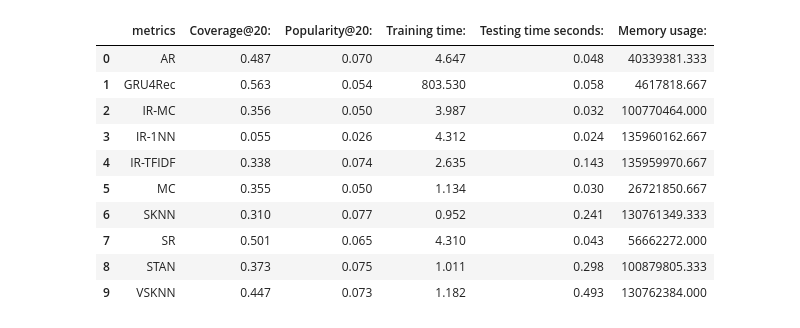
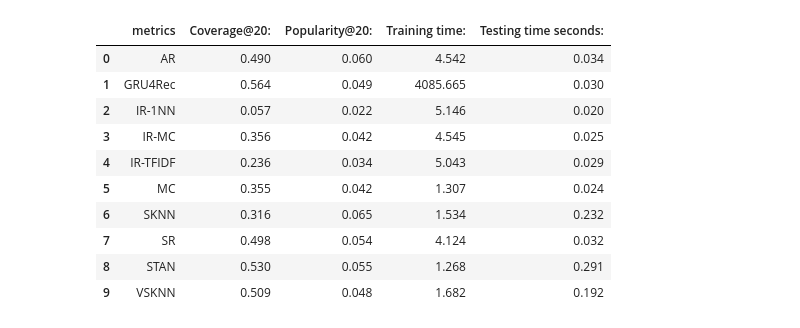
Before and after one commit to arthurtofani/session-rec, a Jupyter notebook: performance.ipynb, the cells around one changed output. Drawn from its saved outputs; the diff is of its cells as text; code cells hidden in the pictures.

```diff
--- a/performance.ipynb
+++ b/performance.ipynb
@@ -8,11 +8,11 @@ plt.rcParams.update({'font.size': 15})
 fig_path = '/home/arthur/Documents/Doutorado/papers/rec/umuai'
 # %%
 dataset = 'nowplaying'
-slugs_df = pd.read_csv('slugs.csv', sep=';').set_index('Metrics')
-folder='/home/arthur/Documents/Doutorado/exp/recommendation/ludewig/results/ir/next/%s/' % dataset
+slugs_df = pd.read_csv('slugs_%s.csv' % dataset, sep=';').set_index('Metrics')
+folder='/home/arthur/Documents/Doutorado/exp/recommendation/ludewig/results/ir/next/%s/final/' % dataset
 files= ['test_window_next_knn_%s.%s.csv', 'test_window_next_knn2_%s.%s.csv', 'test_window_next_rules_%s.%s.csv', 'test_window_next_neural_%s.%s.csv']
 #files= ['test_window_next_knn_%s.%s.csv']
-num_slices = 3
+num_slices = 5
 dfx = None
 df = None
 for j, file in enumerate(files):
@@ -27,10 +27,3 @@ metr = df.Metrics.values
 df = df.groupby(['Metrics']).mean()
 df = df.reset_index()
 df.set_index('Metrics', inplace=True)
-
-df.insert(0, 'metrics', slugs_df['slug'])
-df = df[df.metrics != 'skip']
-df.reset_index(drop=True, inplace=True)
-
-xdf = df[['metrics', 'HitRate@1: ', 'HitRate@20: ', 'MRR@1: ', 'MRR@20: ']].sort_values('MRR@1: ', ascending=False)
-xdf.style.background_gradient(axis = 0, cmap='Blues')
@@ -169,16 +175,18 @@ plt.show()
 # %%
-xdf = df[['metrics', 'Coverage@20: ', 'Popularity@20: ', 'Training time:', 'Testing time seconds:', 'Memory usage:']] #.sort_values('MRR@1: ', ascending=False)
+#xdf = df[['metrics', 'Coverage@20: ', 'Popularity@20: ', 'Training time:', 'Testing time seconds:', 'Memory usage:']] #.sort_values('MRR@1: ', ascending=False)
+xdf = df[['metrics', 'Coverage@20: ', 'Popularity@20: ', 'Training time:', 'Testing time seconds:']] #.sort_values('MRR@1: ', ascending=False)
+#xdf['Memory usage:'] = xdf['Memory usage:'] / 1000000
 xdf.style.background_gradient(axis = 0, cmap='Blues')
 #df
 # %% [output]
-|  | metrics | Coverage@20: | Popularity@20: | Training time: | Testing time seconds: | Memory usage: |
-| 0 | AR | 0.487 | 0.070 | 4.647 | 0.048 | 40339381.333 |
-| 1 | GRU4Rec | 0.563 | 0.054 | 803.530 | 0.058 | 4617818.667 |
-| 2 | IR-MC | 0.356 | 0.050 | 3.987 | 0.032 | 100770464.000 |
-| 3 | IR-1NN | 0.055 | 0.026 | 4.312 | 0.024 | 135960162.667 |
-| 4 | IR-TFIDF | 0.338 | 0.074 | 2.635 | 0.143 | 135959970.667 |
-| 5 | MC | 0.355 | 0.050 | 1.134 | 0.030 | 26721850.667 |
-| 6 | SKNN | 0.310 | 0.077 | 0.952 | 0.241 | 130761349.333 |
-| 7 | SR | 0.501 | 0.065 | 4.310 | 0.043 | 56662272.000 |
-| 8 | STAN | 0.373 | 0.075 | 1.011 | 0.298 | 100879805.333 |
-| 9 | VSKNN | 0.447 | 0.073 | 1.182 | 0.493 | 130762384.000 |
+|  | metrics | Coverage@20: | Popularity@20: | Training time: | Testing time seconds: |
+| 0 | AR | 0.490 | 0.060 | 4.542 | 0.034 |
+| 1 | GRU4Rec | 0.564 | 0.049 | 4085.665 | 0.030 |
+| 2 | IR-1NN | 0.057 | 0.022 | 5.146 | 0.020 |
+| 3 | IR-MC | 0.356 | 0.042 | 4.545 | 0.025 |
+| 4 | IR-TFIDF | 0.236 | 0.034 | 5.043 | 0.029 |
+| 5 | MC | 0.355 | 0.042 | 1.307 | 0.024 |
+| 6 | SKNN | 0.316 | 0.065 | 1.534 | 0.232 |
+| 7 | SR | 0.498 | 0.054 | 4.124 | 0.032 |
+| 8 | STAN | 0.530 | 0.055 | 1.268 | 0.291 |
+| 9 | VSKNN | 0.509 | 0.048 | 1.682 | 0.192 |
```
Also changed, not shown: parts of 7 cells of this notebook, 19 other files.
